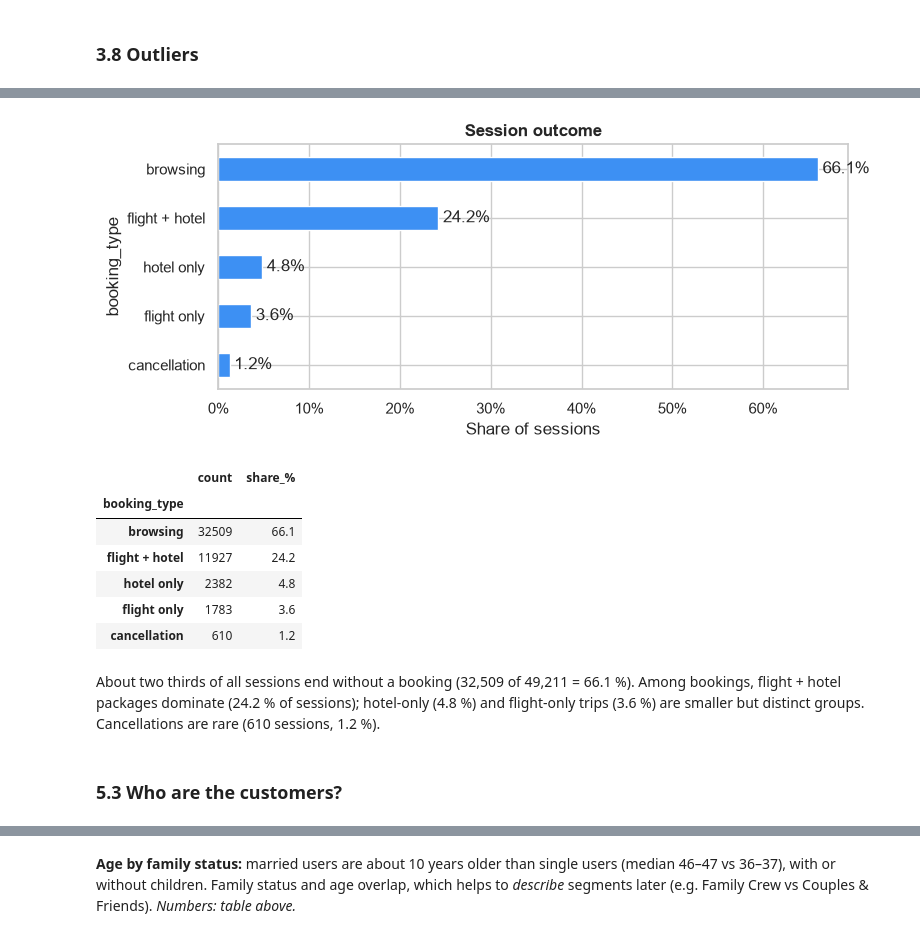
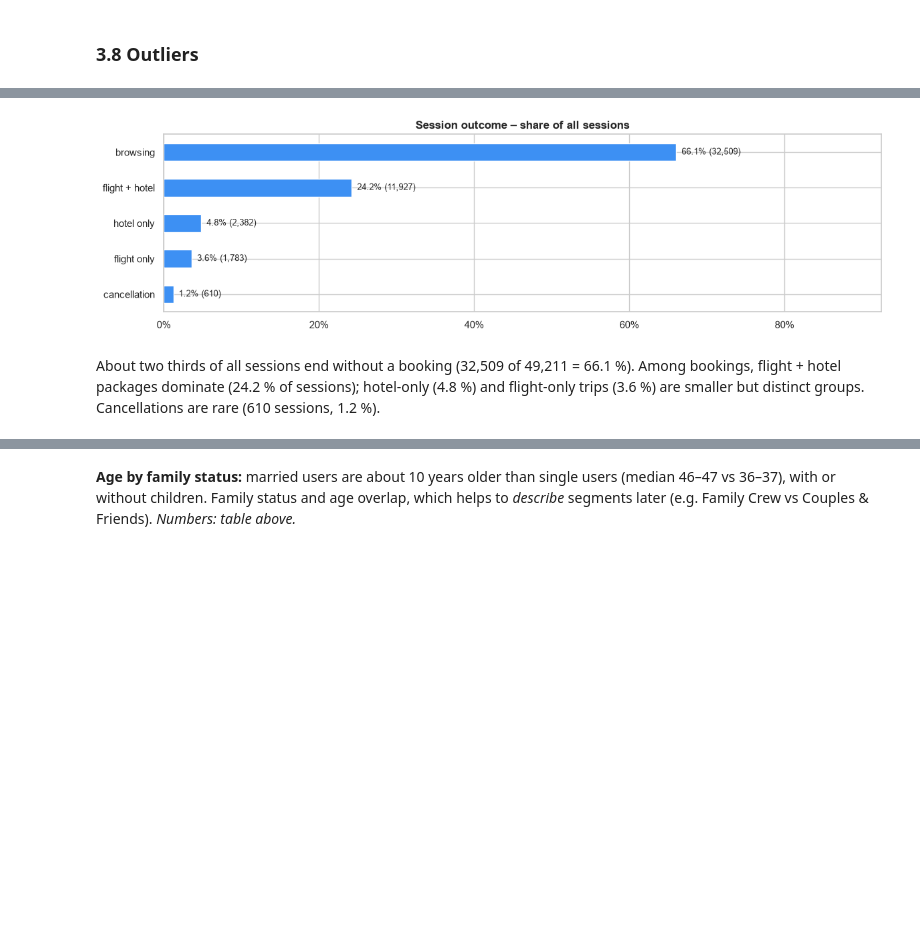
Before and after one commit to jtong28/TravelTide, a Jupyter notebook: 01_EDA_Cleaning.ipynb, the cells around one changed output, grey strips where cells are left out. Cells and saved outputs as stored; diff of their text form; code cells hidden in the pictures; blank space fills up the shorter version.

```diff
--- a/01_EDA_Cleaning.ipynb
+++ b/01_EDA_Cleaning.ipynb
@@ -82,8 +88,8 @@ DRIVE_FOLDER_ID = "13JVW64-U2woCIdmQ1KAQeTyiKwlwaJdc"
 
 # Files used in this notebook: name in the data folder + Google Drive FILE ID
 FILES = {
-    "sessions": {"name": "session_level_table.csv", "drive_id": "1cZGmTakhtkm0vKJlguPk5H_Ea0SjjCyM"},
-    "users":    {"name": "user_level_table.csv",       "drive_id": "1caT1H37JPzKNUo1EcM90eDIjHBe6nQG-"},   # used from Part 2 on
+    "sessions": {"name": "session_level_table.csv", "drive_id": "1avNpsUJ7HMcMZGO_KaXZGi_tLT7SxApO"},
+    "users":    {"name": "user_level_table.csv",       "drive_id": "1caT1H37JPzKNUo1EcM90eDIjHBe6nQG-"},   # loaded in 4.2 (SQL user_base)
 }
 
 # Where the project data folder can be: repo root, notebooks/ subfolder, or Colab with Drive mounted
@@ -98,7 +104,7 @@ print("Local data folder:", DATA_DIR.resolve() if DATA_DIR else "not found → r
 def read_export(source):
     # na_values: the SQL export writes missing values as the text "NULL" → read them as real missing values (NaN)
     # encoding_errors: 2 airline names ("AeroMéxico", "Cubana de Aviación") are not UTF-8 encoded in the export;
-    #   without this, reading crashes with a UnicodeDecodeError. The 2 names are repaired in 3.3.
+    # without this, reading crashes with a UnicodeDecodeError. The 2 names are repaired in 3.3.
     return pd.read_csv(source, na_values=["NULL"], encoding_errors="replace")
 
 def load_table(key):
@@ -345,11 +368,10 @@ dtype: object
 
 > Careful: `astype(bool)` on a column with `NaN` turns every `NaN` into `True`.
 # %%
-print(pd.crosstab(df["flight_booked"], df["return_flight_booked"], dropna=False))
-one_way = df["flight_booked"] & df["return_flight_booked"].isna()
-print("Flight sessions without return info:", one_way.sum(), "| of these with a return_time:", df.loc[one_way, "return_time"].notna().sum())
+display(pd.crosstab(df["flight_booked"], df["return_flight_booked"], dropna=False))
+no_info = df["flight_booked"] & df["return_flight_booked"].isna()
+print("Flight sessions without return info:", no_info.sum(), "| of these cancellation sessions:", df.loc[no_info, "cancellation"].sum())
 
-df["return_flight_booked"] = df["return_flight_booked"].astype("boolean")
-df.loc[one_way, "return_flight_booked"] = False
+df["return_flight_booked"] = df["return_flight_booked"].astype("boolean")   # nullable: missing stays missing
 df["return_flight_booked"].value_counts(dropna=False)
 # %% [output]
@@ -729,6 +819,7 @@ df["lead_days"] = (df["trip_start"].dt.normalize() - df["session_end"].dt.normal
 # trip city: hotel-only trips have no flight destination → use the hotel city, so repeat visits are not missed
 df["trip_city"] = df["destination"].fillna(df["hotel_city"])
 
+# great-circle distance on a sphere (Earth radius 6,371 km) – vectorized, so all rows are computed at once
 def haversine_km(lat1, lon1, lat2, lon2):
     lat1, lon1, lat2, lon2 = map(np.radians, [lat1, lon1, lat2, lon2])
     a = np.sin((lat2 - lat1) / 2) ** 2 + np.cos(lat1) * np.cos(lat2) * np.sin((lon2 - lon1) / 2) ** 2
@@ -741,6 +832,4 @@ df["discount_used"] = (df["flight_discount"] | df["hotel_discount"]).where(df["v
 flight_cost = df["base_fare_usd"].fillna(0) * (1 - df["flight_discount_amount"].fillna(0))
 hotel_cost = (df["hotel_per_room_usd"].fillna(0) * df["rooms"].fillna(0).astype(float)
               * df["nights_calc"].fillna(0).astype(float) * (1 - df["hotel_discount_amount"].fillna(0)))
-df["trip_spend_usd"] = (flight_cost + hotel_cost).round(2).where(df["valid_booking"])
-
-count_share(df["booking_type"])   # share of all 49,211 sessions
+df["trip_spend_usd"] = (flight_cost + hotel_cost).round(2).where(df["valid_booking"] & ~df["invalid_hotel_dates"])
@@ -791,23 +924,9 @@ Session volume is more than twice as high in January–March as in April–July
 # %%
 order = ["browsing", "flight + hotel", "hotel only", "flight only", "cancellation"]
-share = df["booking_type"].value_counts(normalize=True).reindex(order) * 100
-ax = share.plot(kind="barh", color=PALETTE[0], figsize=(8, 3.5))
-ax.invert_yaxis(); ax.xaxis.set_major_formatter(mtick.PercentFormatter())
-for i, v in enumerate(share): ax.text(v + 0.5, i, f"{v:.1f}%", va="center")
-ax.set_title("Session outcome", fontweight="bold"); ax.set_xlabel("Share of sessions")
+fig, ax = plt.subplots(figsize=(12, 3.5))
+bar_with_labels(df["booking_type"].value_counts().reindex(order), ax, "Session outcome – share of all sessions", horizontal=True)
 plt.tight_layout(); plt.show()
-
-count_share(df["booking_type"]).reindex(order)
 # %% [output]
-[figure, old version]
+[figure, new version]
-|  | count | share_% |
-| booking_type |  |  |
-| browsing | 32509 | 66.1 |
-| flight + hotel | 11927 | 24.2 |
-| hotel only | 2382 | 4.8 |
-| flight only | 1783 | 3.6 |
-| cancellation | 610 | 1.2 |
 # %% [markdown]
 About two thirds of all sessions end without a booking (32,509 of 49,211 = 66.1 %). Among bookings, flight + hotel packages dominate (24.2 % of sessions); hotel-only (4.8 %) and flight-only trips (3.6 %) are smaller but distinct groups. Cancellations are rare (610 sessions, 1.2 %).
-# %% [markdown]
-### 5.3 Who are the customers?
```
Also changed, not shown: parts of 125 cells of this notebook, 11 other files.
